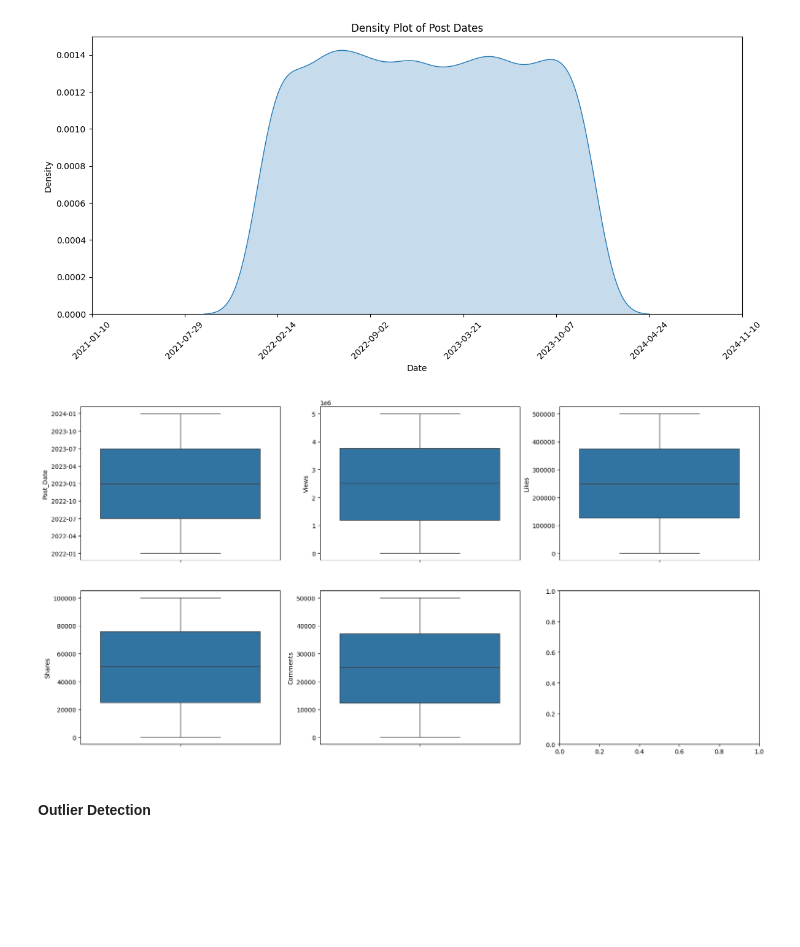
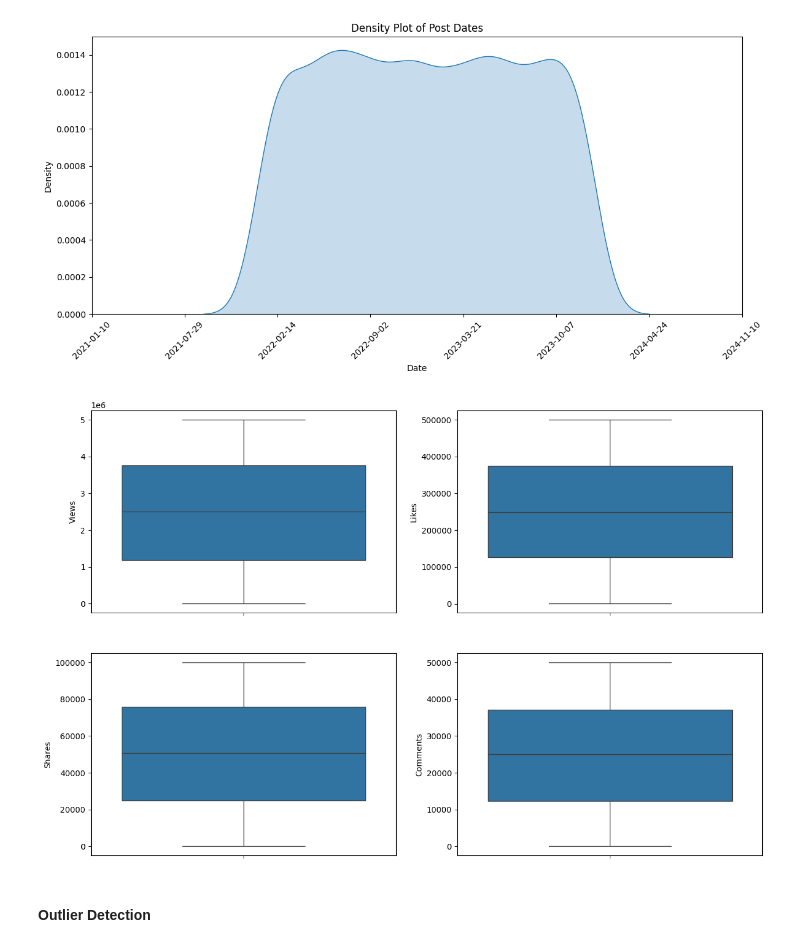
Before and after one commit to p-sahas/social-media-trends-analysis, a Jupyter notebook: 1_data_preparation.ipynb, the cells around one changed output. Saved outputs shown, nothing was run; the diff lists cells and outputs as text; code cells hidden in the pictures; blank space fills up the shorter version.

```diff
--- a/1_data_preparation.ipynb
+++ b/1_data_preparation.ipynb
@@ -105,18 +108,17 @@ plt.show()
 # %% [output]
 [figure]
 # %%
-fig, axes = plt.subplots(2, 3, figsize=(20, 10))
+fig, axes = plt.subplots(2, 2, figsize=(15, 10))
 
-sns.boxplot(data=df['Post_Date'], ax=axes[0,0])
-sns.boxplot(data=df['Views'], ax=axes[0,1])
-sns.boxplot(data=df['Likes'], ax=axes[0,2])
+sns.boxplot(data=df['Views'], ax=axes[0,0])
+sns.boxplot(data=df['Likes'], ax=axes[0,1])
 sns.boxplot(data=df['Shares'], ax=axes[1,0])
 sns.boxplot(data=df['Comments'], ax=axes[1,1])
 
-
+plt.savefig('figures/box_plots.jpg')
 plt.show()
 # %% [output]
-[figure, old version]
+[figure, new version]
 # %% [markdown]
 #### Outlier Detection
 # %% [markdown]
```
Also changed, not shown: parts of 4 cells of this notebook, 5 other files.
